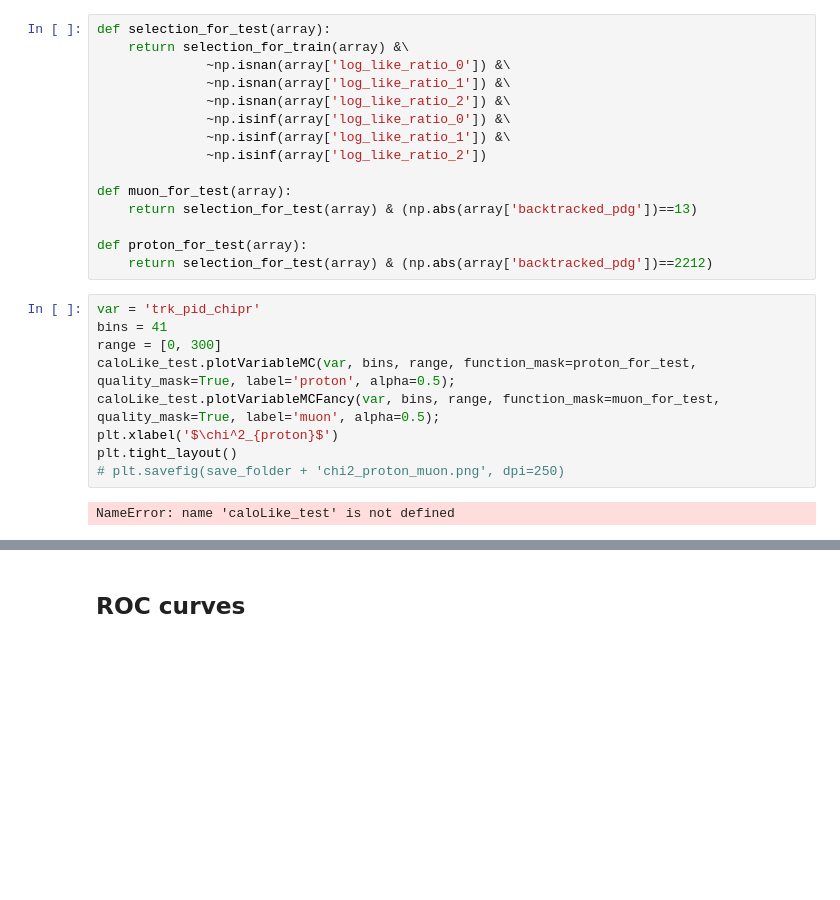
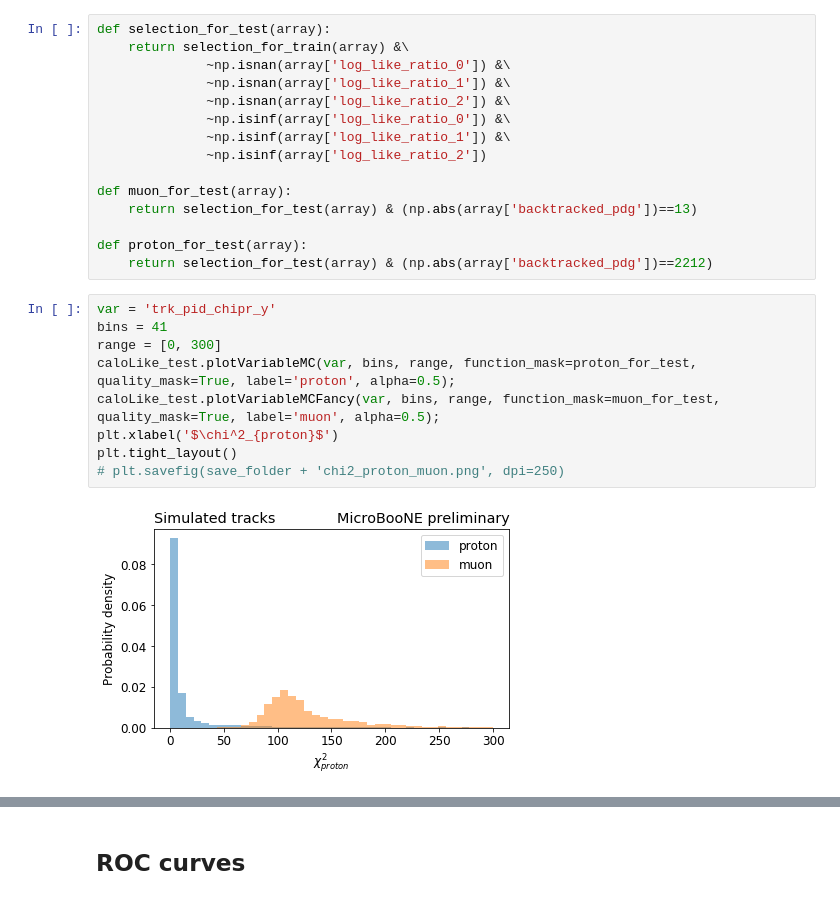
Before and after one commit to nfoppiani/calorimetry_likelihood, a Jupyter notebook: calorimetry_likelihood/calorimetry_likelihood_mc_proton_muon.ipynb, the cells around one changed output, grey strips where cells are left out. Saved outputs shown, nothing was run; the diff lists cells and outputs as text; blank space fills up the shorter version.

```diff
--- a/calorimetry_likelihood/calorimetry_likelihood_mc_proton_muon.ipynb
+++ b/calorimetry_likelihood/calorimetry_likelihood_mc_proton_muon.ipynb
@@ -254,16 +362,16 @@ def muon_for_test(array):
 def proton_for_test(array):
     return selection_for_test(array) & (np.abs(array['backtracked_pdg'])==2212)
 # %%
-var = 'trk_pid_chipr'
+var = 'trk_pid_chipr_y'
 bins = 41
 range = [0, 300]
 caloLike_test.plotVariableMC(var, bins, range, function_mask=proton_for_test, quality_mask=True, label='proton', alpha=0.5);
 caloLike_test.plotVariableMCFancy(var, bins, range, function_mask=muon_for_test, quality_mask=True, label='muon', alpha=0.5);
 plt.xlabel('$\chi^2_{proton}$')
 plt.tight_layout()
 # plt.savefig(save_folder + 'chi2_proton_muon.png', dpi=250)
 # %% [output]
-NameError: name 'caloLike_test' is not defined
+[figure, added]
 # %%
 var = 'log_like_ratio_2'
 bins = 41
```
Also changed, not shown: parts of 24 cells of this notebook, 7 other files.
